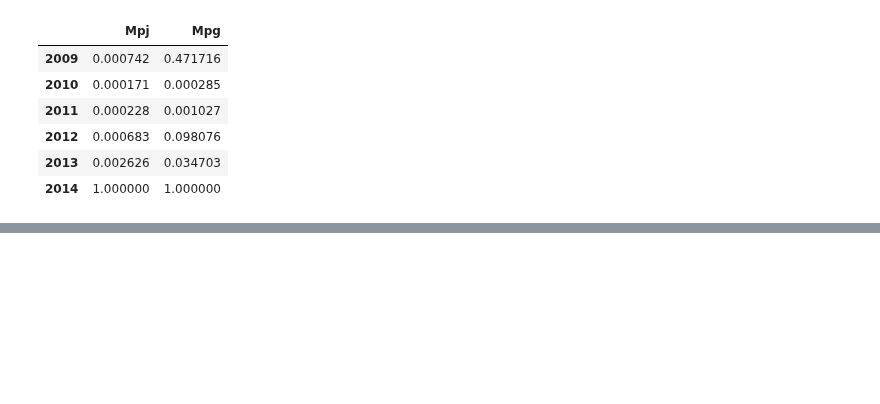
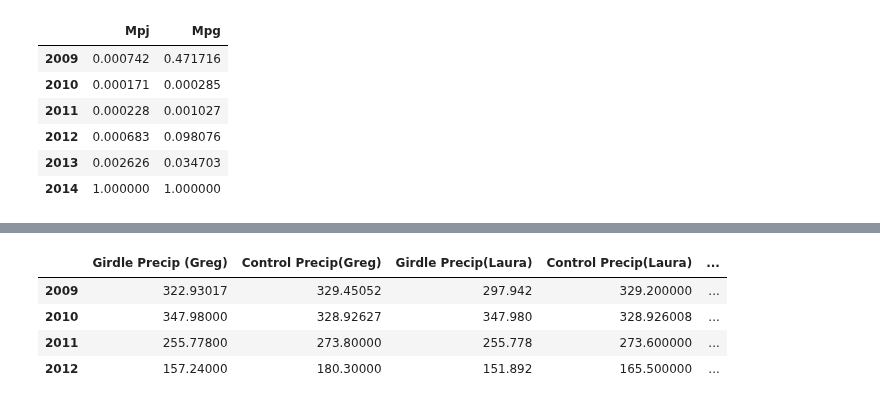
Before and after one commit to gremau/NMEG_miscellany, a Jupyter notebook: laura_vs_greg.ipynb, the cells around one changed output, grey strips where cells are left out. Cells and saved outputs as stored; diff of their text form; code cells hidden in the pictures; blank space fills up the shorter version.

```diff
--- a/laura_vs_greg.ipynb
+++ b/laura_vs_greg.ipynb
@@ -387,0 +462,13 @@ df
+# %%
+# Add new PRISM precip columns to table
+gby = et_dly.Mpg.P_F_PRISM.groupby(et_dly.Mpg.index.year)
+df_P['Girdle Precip(Greg - PRISM)'] = gby.sum()
+gby = et_dly.Mpj.P_F_PRISM.groupby(et_dly.Mpj.index.year)
+df_P['Control Precip(Greg - PRISM)'] = gby.sum()
+df_P
+# %% [output]
+|  | Girdle Precip (Greg) | Control Precip(Greg) | Girdle Precip(Laura) | Control Precip(Laura) | ... |
+| 2009 | 322.93017 | 329.45052 | 297.942 | 329.200000 | ... |
+| 2010 | 347.98000 | 328.92627 | 347.980 | 328.926008 | ... |
+| 2011 | 255.77800 | 273.80000 | 255.778 | 273.600000 | ... |
+| 2012 | 157.24000 | 180.30000 | 151.892 | 165.500000 | ... |
```
Also changed, not shown: parts of 9 cells of this notebook.
